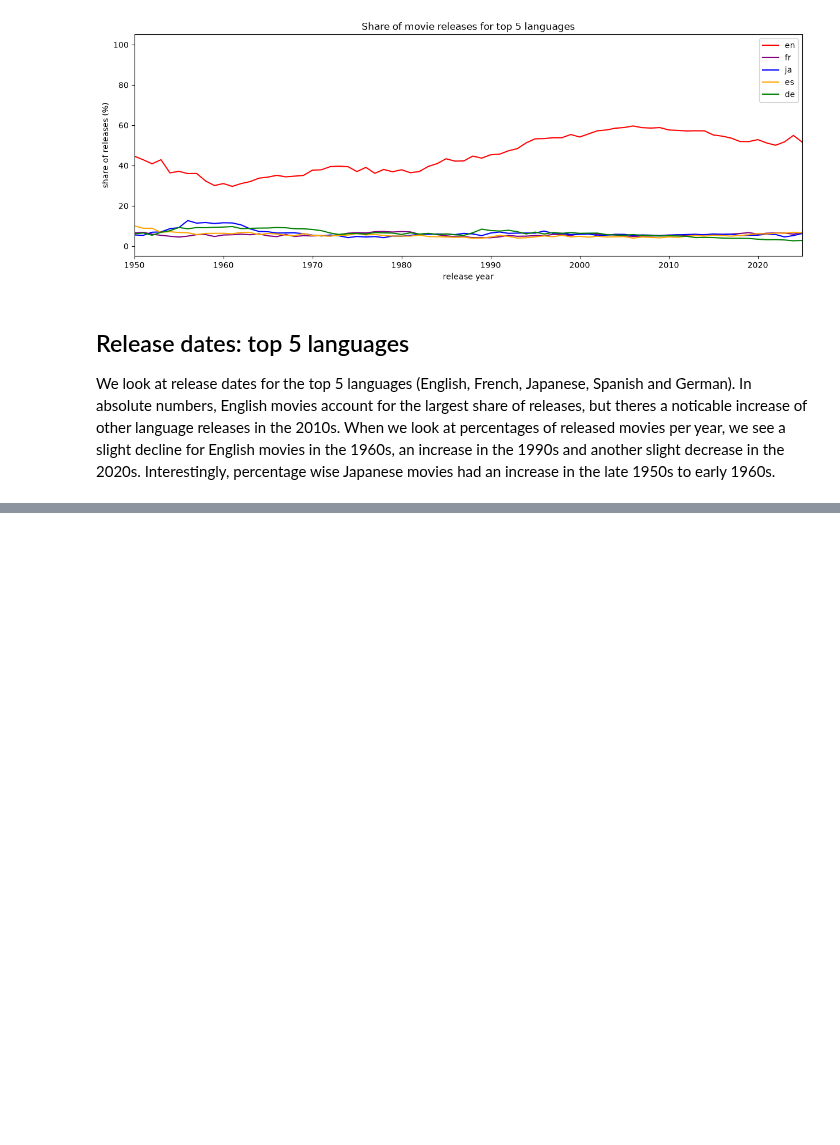
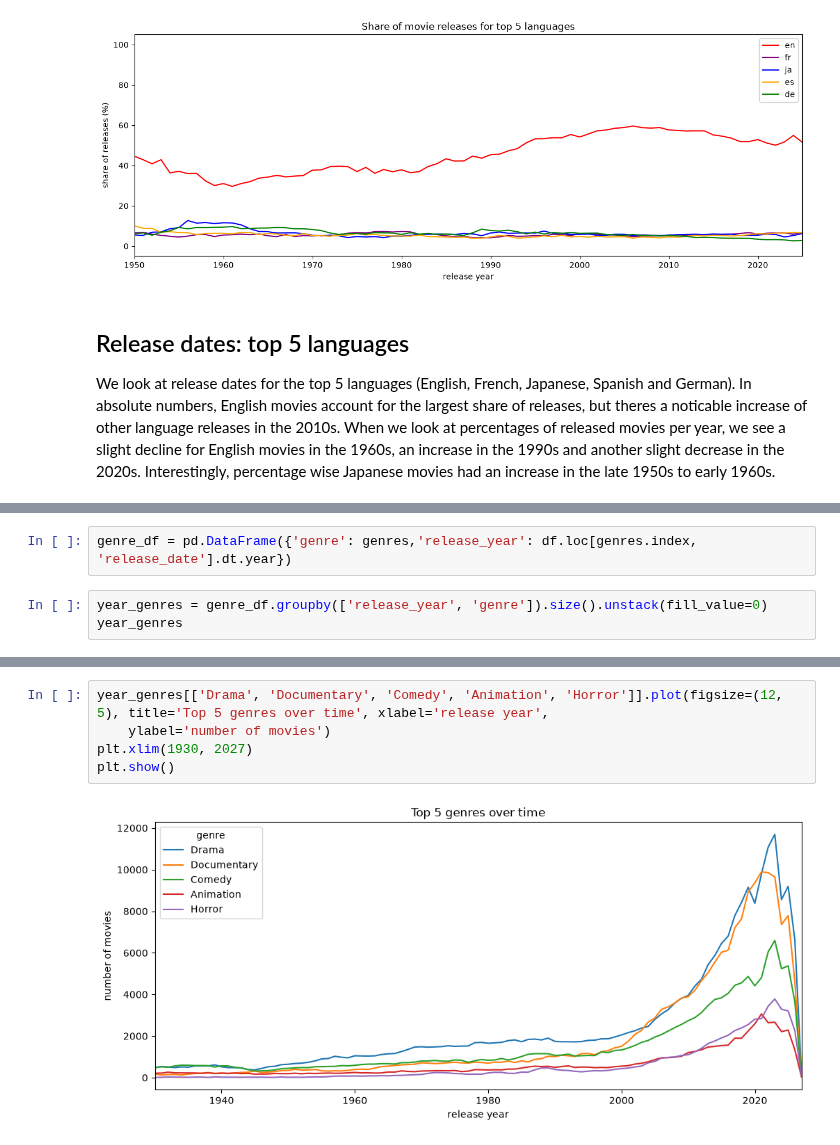
Before and after one commit to paulinchenS/movies_project, a Jupyter notebook: notebooks/exploratory_analysis.ipynb, the cells around one changed output, grey strips where cells are left out. Saved outputs shown, nothing was run; the diff lists cells and outputs as text; blank space fills up the shorter version.

```diff
--- a/notebooks/exploratory_analysis.ipynb
+++ b/notebooks/exploratory_analysis.ipynb
@@ -176,0 +176,5 @@ We look at release dates for the top 5 languages (English, French, Japanese, Spa
+# %%
+genre_df = pd.DataFrame({'genre': genres,'release_year': df.loc[genres.index, 'release_date'].dt.year})
+# %%
+year_genres = genre_df.groupby(['release_year', 'genre']).size().unstack(fill_value=0)
+year_genres
@@ -176,0 +196,7 @@ We look at release dates for the top 5 languages (English, French, Japanese, Spa
+# %%
+year_genres[['Drama', 'Documentary', 'Comedy', 'Animation', 'Horror']].plot(figsize=(12, 5), title='Top 5 genres over time', xlabel='release year',
+    ylabel='number of movies')
+plt.xlim(1930, 2027)
+plt.show()
+# %% [output]
+[figure, added]
```
Also changed, not shown: parts of 10 cells of this notebook.
